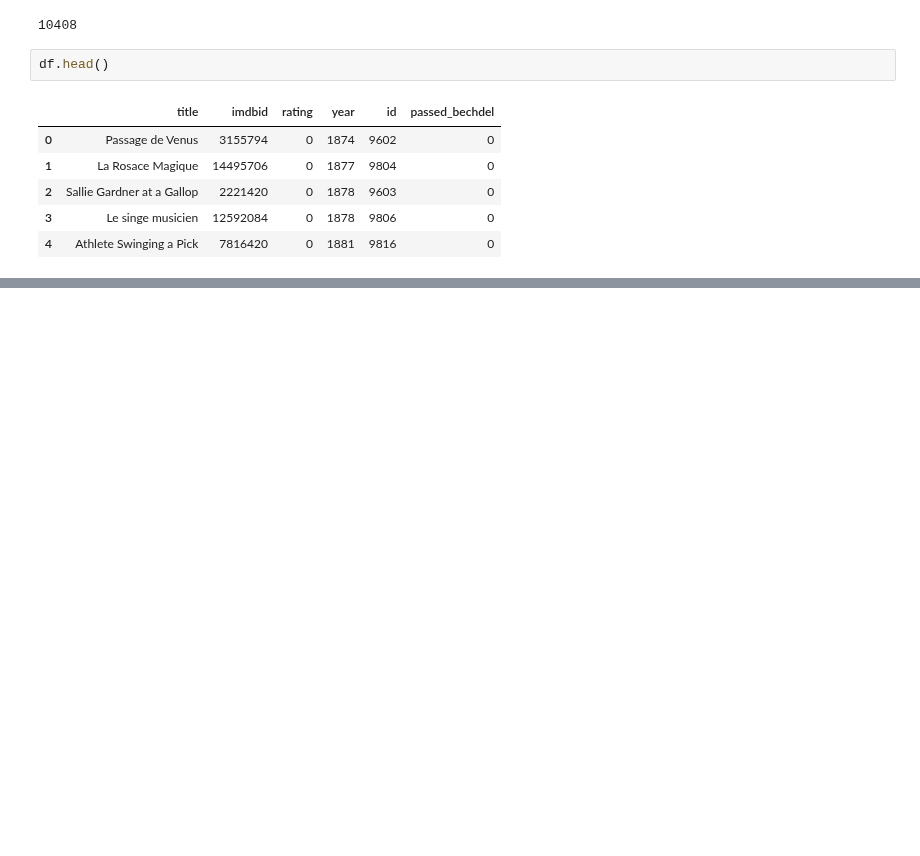
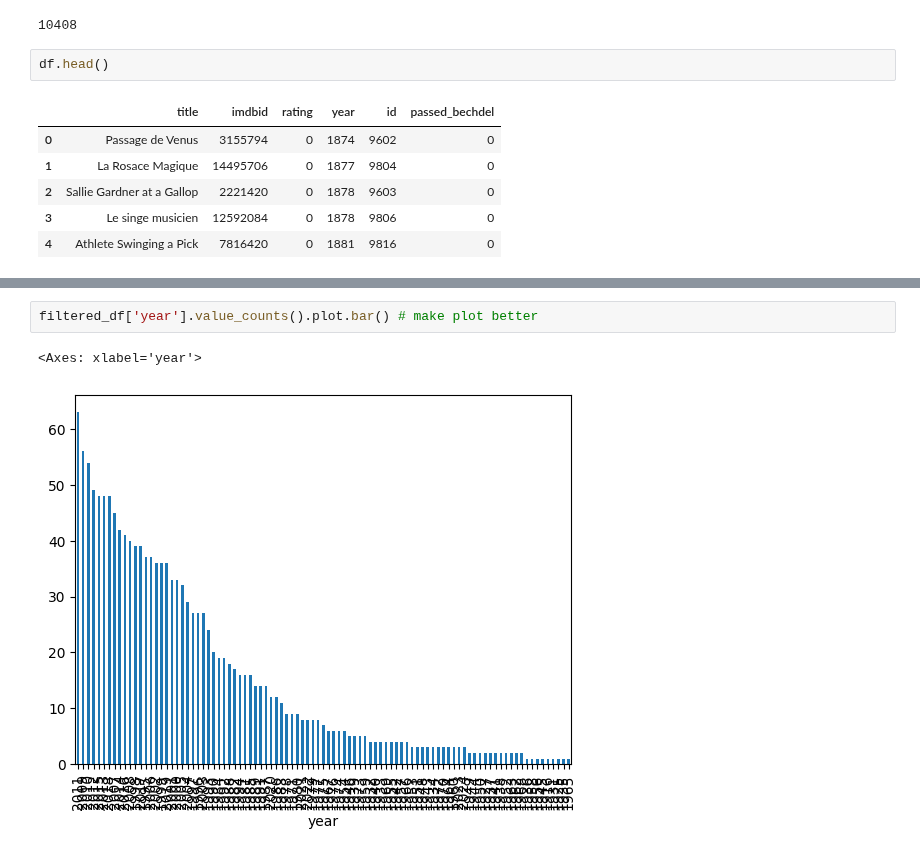
Before and after one commit to sigridbom/NLP_exam, a Jupyter notebook: bechdel_labels.ipynb, the cells around one changed output, grey strips where cells are left out. Cells and saved outputs as stored; diff of their text form; blank space fills up the shorter version.

```diff
--- a/bechdel_labels.ipynb
+++ b/bechdel_labels.ipynb
@@ -158,0 +251,5 @@ Name: title, dtype: object
+# %%
+filtered_df['year'].value_counts().plot.bar() # make plot better
+# %% [output]
+<Axes: xlabel='year'>
+[figure, added]
```
Also changed, not shown: parts of 31 cells of this notebook, 4 other files.
